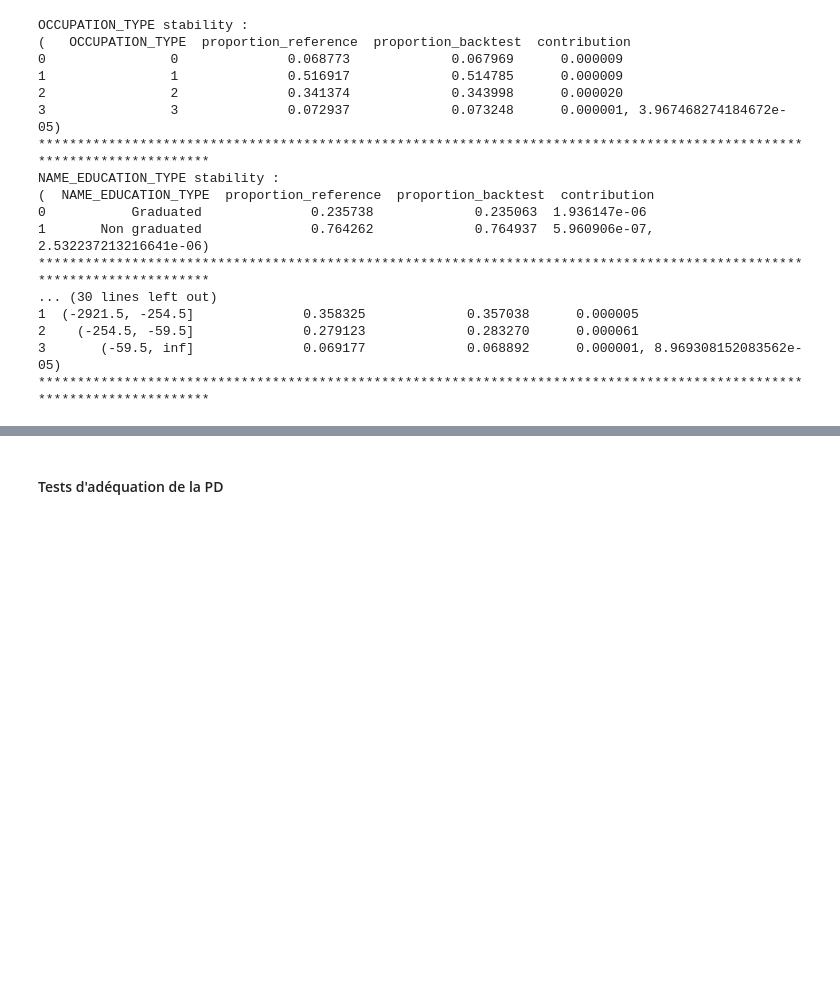
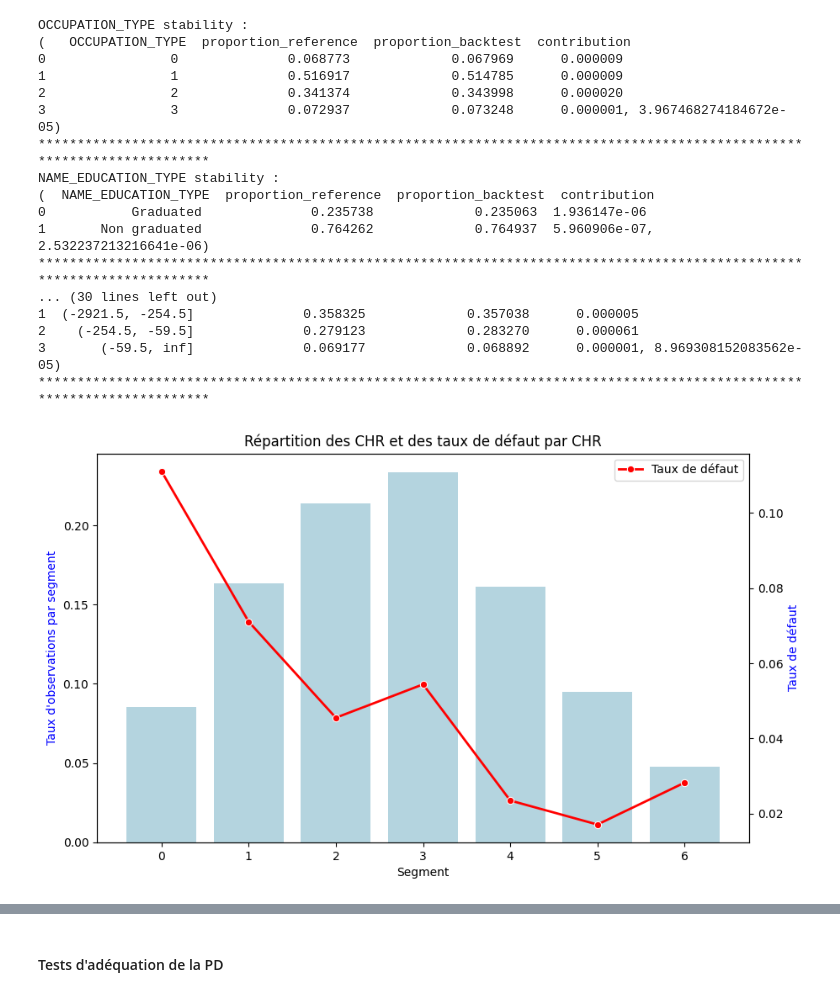
Before and after one commit to jeannoj99/Challenge_Nexialog_PD, a Jupyter notebook: notebooks/Backtesting.ipynb, the cells around one changed output, grey strips where cells are left out. Saved outputs shown, nothing was run; the diff lists cells and outputs as text; code cells hidden in the pictures; blank space fills up the shorter version.

Commit message:
update backtesting again

```diff
--- a/notebooks/Backtesting.ipynb
+++ b/notebooks/Backtesting.ipynb
@@ -110,6 +110,11 @@ class Dataset :
               'Sales staff', 'Drivers', 'Waiters/barmen staff', 'Cleaning staff',
               'Cooking staff', 'Low-skill Laborers']
 }
+    }
+
+    amt_goods_price_med ={
+        "Cash loans" : 454500.0,
+        "Revolving loans" : 270000.0
     }
 
     def check_columns(self):
@@ -148,9 +153,7 @@ class Dataset :
         if self.check_columns():
 
             self.data["AMT_CREDIT_TO_INCOME"]=(self.data["AMT_CREDIT"] + self.data["CB_AMT_CREDIT_SUM"])/self.data["AMT_INCOME_TOTAL"]
-
-            # median_imputer=SimpleImputer(strategy="median").set_output(transform="pandas")
-            # self.data["AMT_GOODS_PRICE"]=median_imputer.fit_transform(self.data["AMT_GOODS_PRICE"].to_numpy().reshape(-1,1))
+            self.data["AMT_GOODS_PRICE"]=self.data["AMT_GOODS_PRICE"].fillna(self.amt_goods_price_med[self.contract_type])
 
             self.data["AMT_CREDIT_NORM"]=self.data["AMT_CREDIT"]/self.data["AMT_GOODS_PRICE"]
             # self.data["AMT_ANNUITY"]=(self.data["AMT_ANNUITY"]+self.data["CB_AMT_ANNUITY"])/self.data["AMT_INCOME_TOTAL"]
@@ -294,3 +297,7 @@ dataset_reference_revolving.get_chr()
 dataset_backtest_revolving = Dataset(data_backtest, "Revolving loans")
 dataset_backtest_revolving.transform_columns()
 dataset_backtest_revolving.get_chr()
+# %%
+subplot_segment_default_rate(dataset_backtest_revolving.data)
+# %% [output]
+[figure, added]
```
Also changed, not shown: parts of 9 cells of this notebook, 2 other files.
